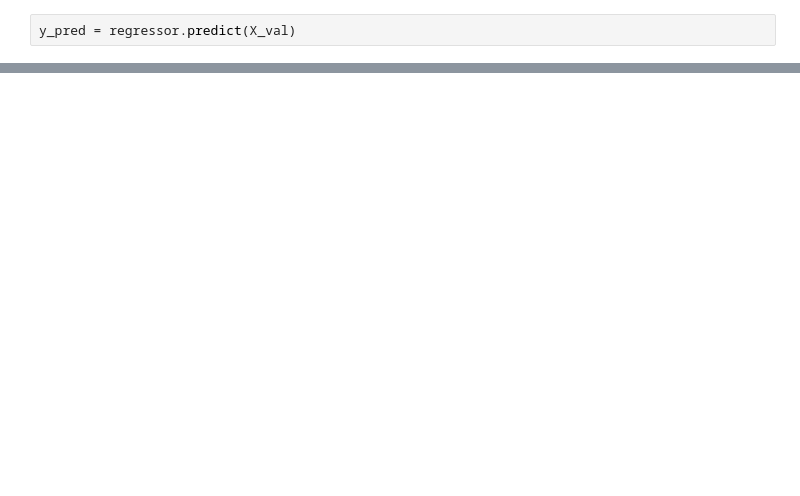
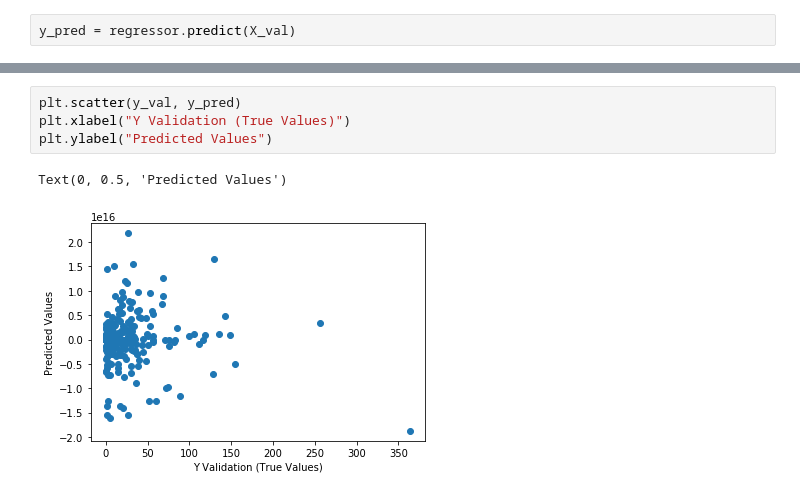
Before and after one commit to funnychan01/PredictDiseaseSpread, a Jupyter notebook: QuickApplication.ipynb, the cells around one changed output, grey strips where cells are left out. Cells and saved outputs as stored; diff of their text form; blank space fills up the shorter version.

```diff
--- a/QuickApplication.ipynb
+++ b/QuickApplication.ipynb
@@ -150,0 +53,7 @@ Name: total_cases, dtype: float64
+# %%
+plt.scatter(y_val, y_pred)
+plt.xlabel("Y Validation (True Values)")
+plt.ylabel("Predicted Values")
+# %% [output]
+Text(0, 0.5, 'Predicted Values')
+[figure, added]
```
Also changed, not shown: parts of 26 cells of this notebook.
